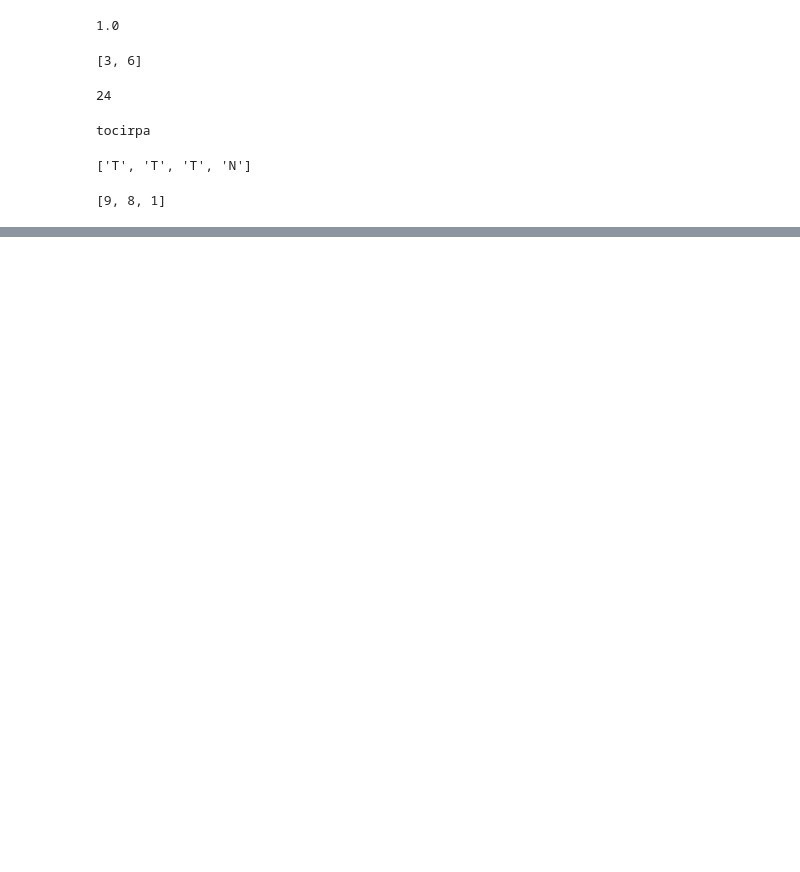
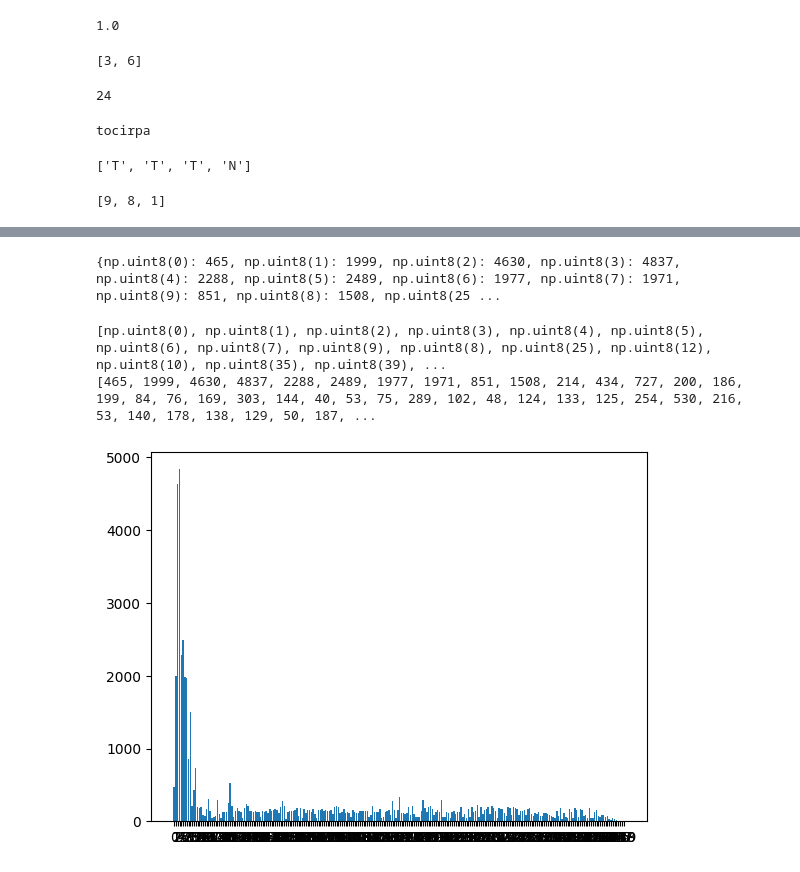
Before and after one commit to thanhvyttv/aio2025_study, a Jupyter notebook: Module1/week2.ipynb, the cells around one changed output, grey strips where cells are left out. Drawn from its saved outputs; the diff is of its cells as text; code cells hidden in the pictures; blank space fills up the shorter version.

```diff
--- a/Module1/week2.ipynb
+++ b/Module1/week2.ipynb
@@ -281,0 +310,20 @@ print(my_function(lst))
+# %%
+counts = dict()
+height, width = cat_image.shape
+for row in range(height):
+    for col in range(width):
+        counts[cat_image[row, col]] = counts.get(cat_image[row, col], 0) + 1
+print(counts)
+# %% [output]
+{np.uint8(0): 465, np.uint8(1): 1999, np.uint8(2): 4630, np.uint8(3): 4837, np.uint8(4): 2288, np.uint8(5): 2489, np.uint8(6): 1977, np.uint8(7): 1971, np.uint8(9): 851, np.uint8(8): 1508, np.uint8(25 ...
+# %%
+names = list(counts.keys())
+print(names)
+values = list(counts.values())
+print(values)
+plt.bar(range(len(counts)), values, tick_label=names)
+plt.show()
+# %% [output]
+[np.uint8(0), np.uint8(1), np.uint8(2), np.uint8(3), np.uint8(4), np.uint8(5), np.uint8(6), np.uint8(7), np.uint8(9), np.uint8(8), np.uint8(25), np.uint8(12), np.uint8(10), np.uint8(35), np.uint8(39), ...
+[465, 1999, 4630, 4837, 2288, 2489, 1977, 1971, 851, 1508, 214, 434, 727, 200, 186, 199, 84, 76, 169, 303, 144, 40, 53, 75, 289, 102, 48, 124, 133, 125, 254, 530, 216, 53, 140, 178, 138, 129, 50, 187, ...
+[figure, added]
```
Also changed, not shown: parts of 3 cells of this notebook.
